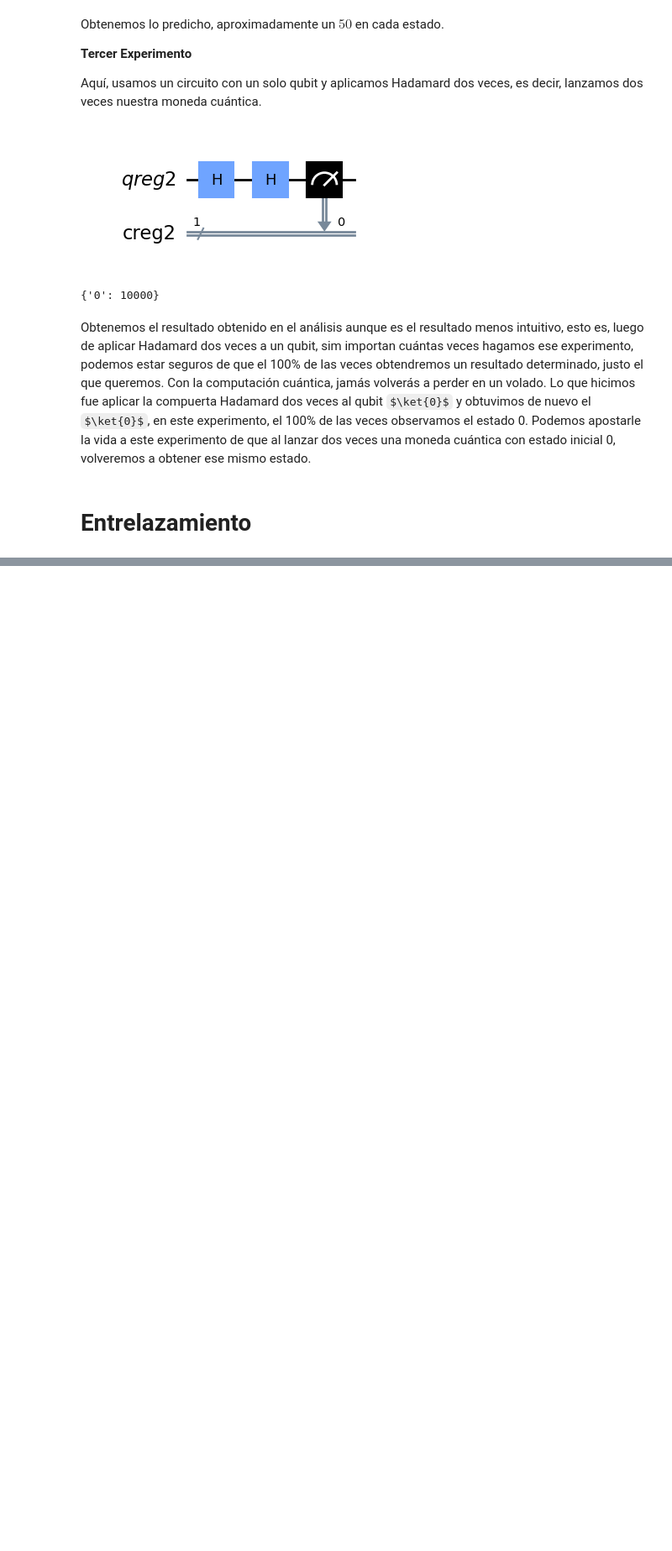
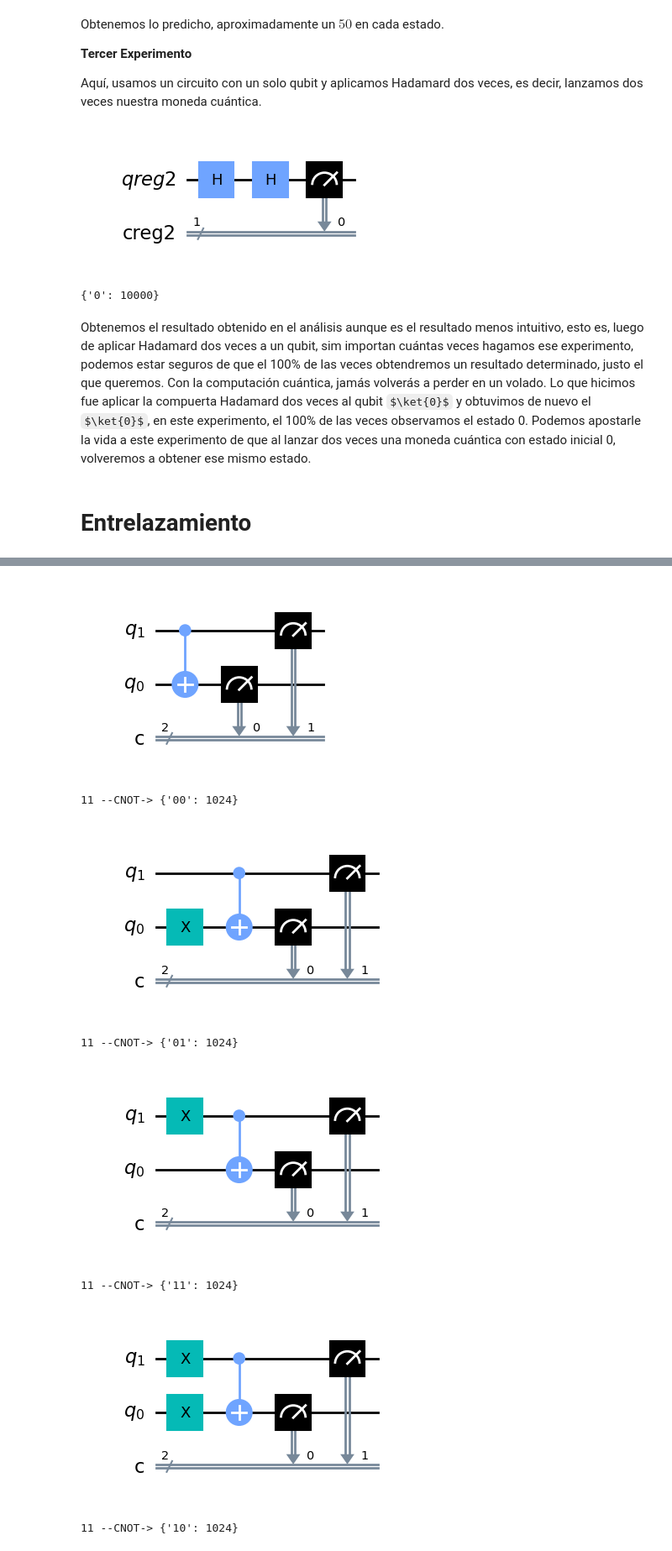
Before and after one commit to JoulesCH/computacion-cuantica, a Jupyter notebook: Charla-CIC Computación Cuántica.ipynb, the cells around one changed output, grey strips where cells are left out. Shown at 84% size. Saved outputs shown, nothing was run; the diff lists cells and outputs as text; code cells hidden in the pictures; some formulas as TeX source; blank space fills up the shorter version.

```diff
--- a/Charla-CIC Computación Cuántica.ipynb
+++ b/Charla-CIC Computación Cuántica.ipynb
@@ -1180,2 +1181,28 @@ Experimentalmente, los resultados confirman que esto ocurre aun cuando hay una d
+# %%
+pares = ['00','01','10','11']
+
+for par in pares:
+    from qiskit import QuantumCircuit, execute, Aer
+    qc = QuantumCircuit(2,2)
+    if par[1] == '1': #si el segundo qubit esta en el estado 1, aplicamos CNOT al primer qubit
+        qc.x(0)
+    if par[0] =='1': #si el primer qubit esta en el estado 1, aplicamos CNOT al segundo qubit
+        qc.x(1)
+    qc.cx(1,0)
+    qc.measure(0,0) #medimos
+    qc.measure(1,1) #ambos
+    display(qc.draw(output='mpl',reverse_bits=True)) #dibujamos
+    job = execute(qc,Aer.get_backend('qasm_simulator'),shots=1024)
+    counts = job.result().get_counts(qc)
+    print(pair,"--CNOT->",counts)
+# %% [output]
+[figure, added]
+11 --CNOT-> {'00': 1024}
+[figure, added]
+11 --CNOT-> {'01': 1024}
+[figure, added]
+11 --CNOT-> {'11': 1024}
+[figure, added]
+11 --CNOT-> {'10': 1024}
 # %% [markdown]
 # Algoritmos Fundamentales
```
Also changed, not shown: parts of 21 cells of this notebook.
